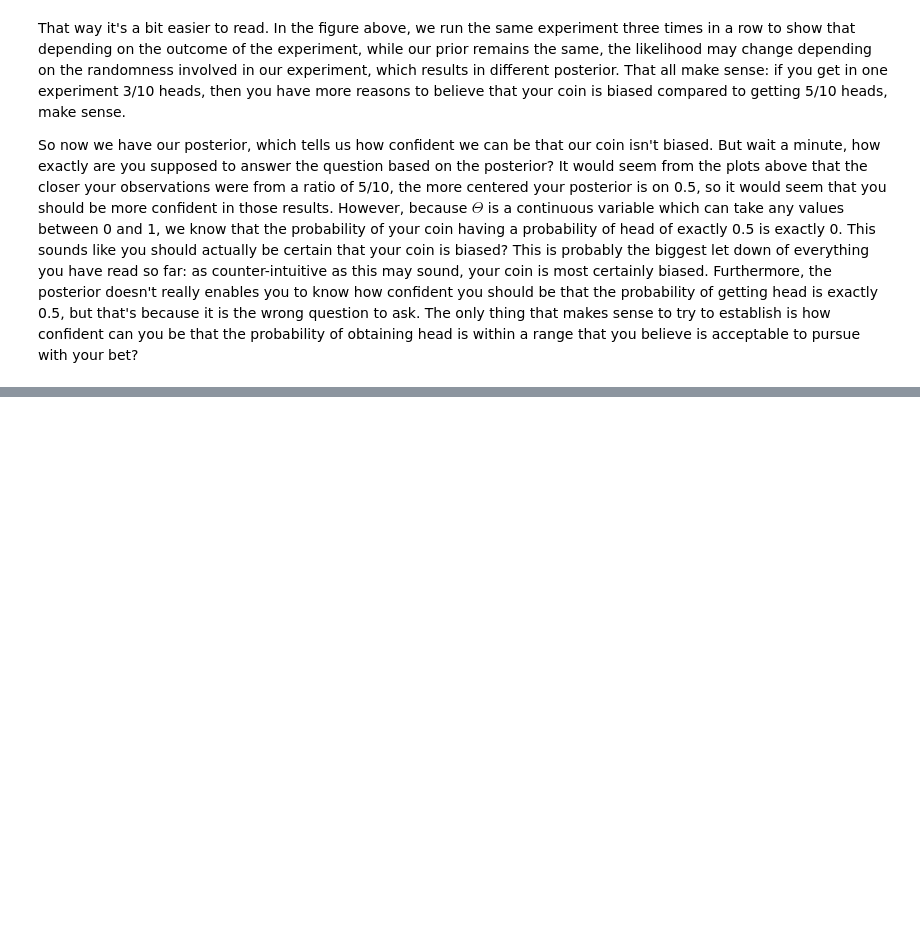
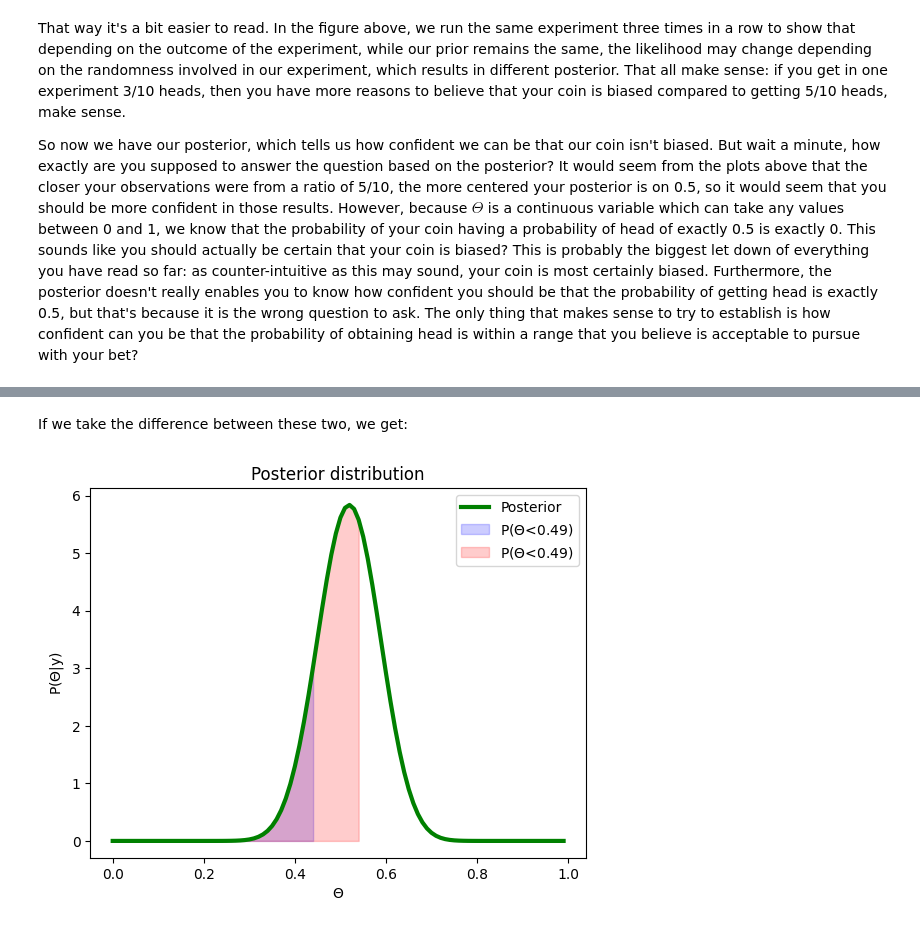
Before and after one commit to AlexLepauvre/variation_laplace_for_dummies, a Jupyter notebook: VariationalLaplaceForDummies/_build/jupyter_execute/BayesTheorem.ipynb, the cells around one changed output, grey strips where cells are left out. Cells and saved outputs as stored; diff of their text form; code cells hidden in the pictures; blank space fills up the shorter version.

```diff
--- a/VariationalLaplaceForDummies/_build/jupyter_execute/BayesTheorem.ipynb
+++ b/VariationalLaplaceForDummies/_build/jupyter_execute/BayesTheorem.ipynb
@@ -593,0 +658,26 @@ Say you are 99% confident based on your data that the true value of $\Theta$ lie
+# %% [markdown]
+If we take the difference between these two, we get:
+# %%
+fig, ax = plt.subplots()
+# Plot the posterior:
+ax.plot(thetas, posterior, 'g', label='Posterior', linewidth=3)
+ax.fill_between(
+        x=np.arange(0, 0.45, 0.01),
+        y1=[compute_posterior(theta, n, k, alpha, beta)[0] for theta in np.arange(0, 0.45, 0.01)],
+        color= "b",
+        alpha= 0.2,
+        label='P($\\Theta$<0.49)')
+ax.fill_between(
+        x=np.arange(0, 0.55, 0.01),
+        y1=[compute_posterior(theta, n, k, alpha, beta)[0] for theta in np.arange(0, 0.55, 0.01)],
+        color= "r",
+        alpha= 0.2,
+        label='P($\\Theta$<0.49)')
+ax.set_xlabel('$\\Theta$')
+ax.set_ylabel('P($\\Theta$|y)')
+ax.set_title(f'Posterior distribution')
+plt.legend()
+plt.show()
+plt.close()
+# %% [output]
+[figure, added]
```
Also changed, not shown: parts of 25 cells of this notebook, 19 other files.
